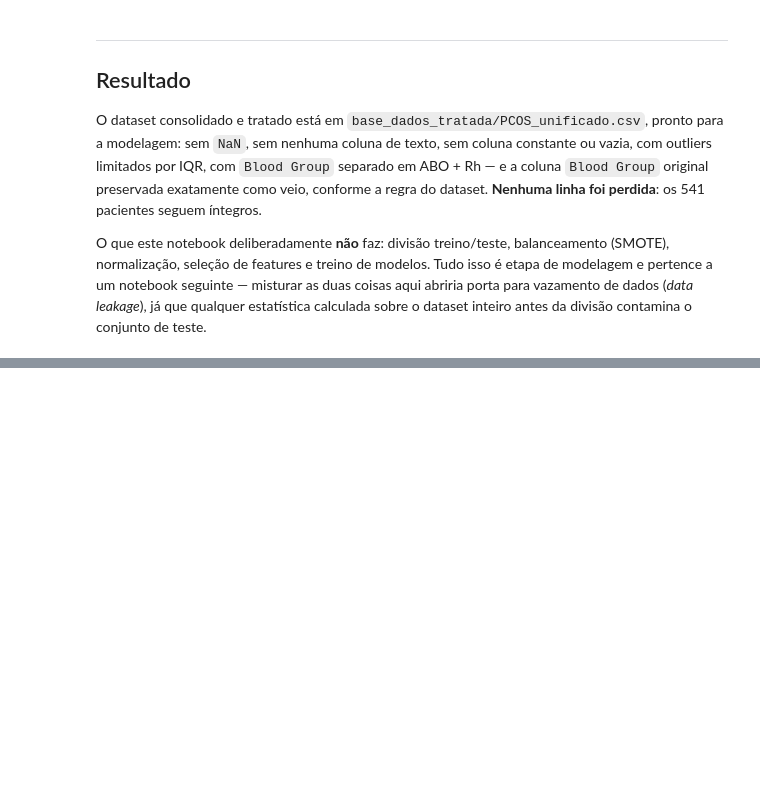
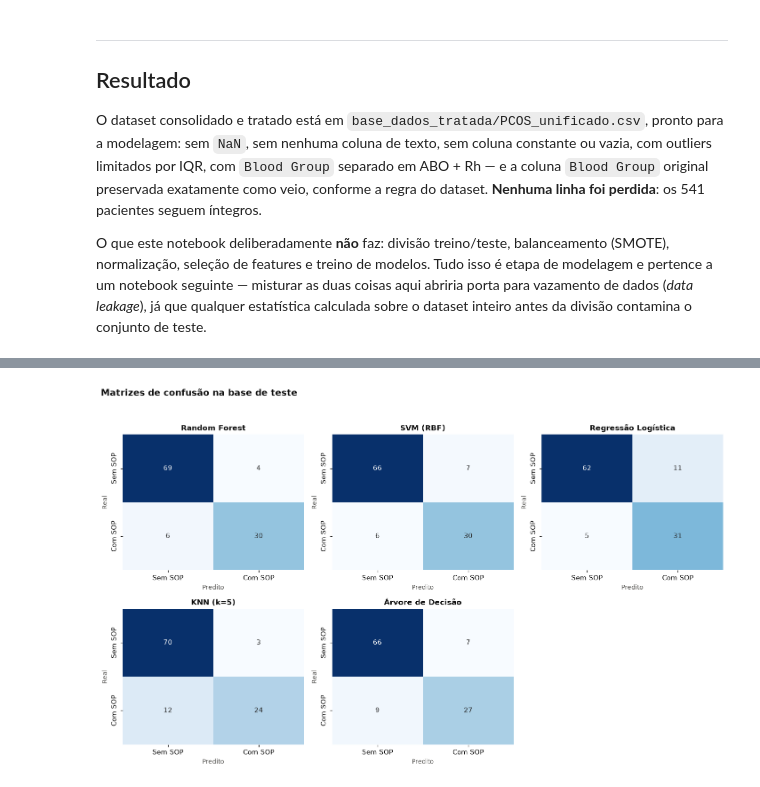
Before and after one commit to icaroamerico/pos-tech-fiap-ia-dev-fase-1, a Jupyter notebook: notebooks/pipeline_pcos.ipynb, the cells around one changed output, grey strips where cells are left out. Cells and saved outputs as stored; diff of their text form; code cells hidden in the pictures; blank space fills up the shorter version.

```diff
--- a/notebooks/pipeline_pcos.ipynb
+++ b/notebooks/pipeline_pcos.ipynb
@@ -2133,0 +2340,22 @@ dataset inteiro antes da divisão contamina o conjunto de teste.
+# %%
+nomes = list(resultados_df["Modelo"])
+fig, eixos = plt.subplots(2, 3, figsize=(13, 8))
+
+for eixo, nome in zip(eixos.flat, nomes):
+    cm = confusion_matrix(y_test, previsoes[nome])
+    sns.heatmap(cm, annot=True, fmt="d", cmap="Blues", cbar=False, ax=eixo,
+                xticklabels=["Sem SOP", "Com SOP"],
+                yticklabels=["Sem SOP", "Com SOP"])
+    eixo.set_title(nome, fontsize=11, fontweight="bold", color=COR_TEXTO)
+    eixo.set_xlabel("Predito", fontsize=9, color=COR_TEXTO_SEC)
+    eixo.set_ylabel("Real", fontsize=9, color=COR_TEXTO_SEC)
+
+for eixo in eixos.flat[len(nomes):]:
+    eixo.set_visible(False)
+
+fig.suptitle("Matrizes de confusão na base de teste",
+             x=0.01, ha="left", fontsize=13, fontweight="bold", color=COR_TEXTO)
+plt.tight_layout(rect=(0, 0, 1, 0.95))
+plt.show()
+# %% [output]
+[figure, added]
```
Also changed, not shown: parts of 6 cells of this notebook, 2 other files.
